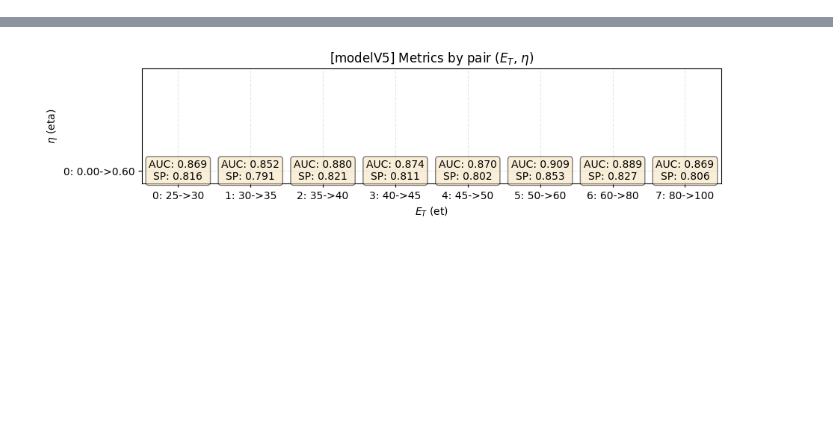
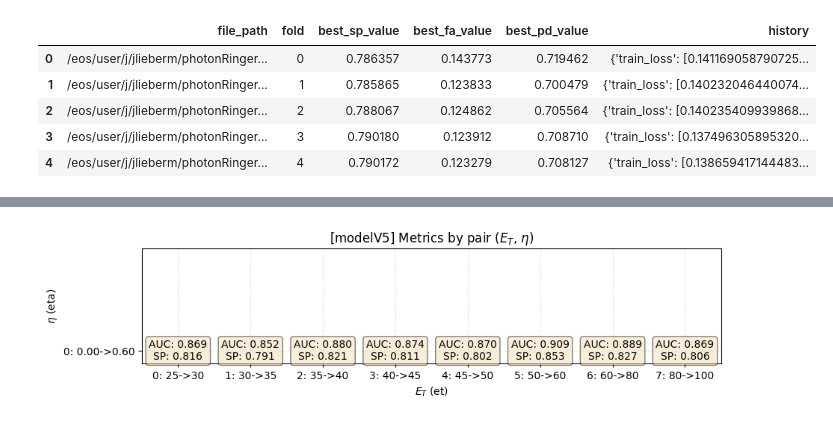
Before and after one commit to Pedrofran682/egamma_master, a Jupyter notebook: notebooks/metrics.ipynb, the cells around one changed output, grey strips where cells are left out. Saved outputs shown, nothing was run; the diff lists cells and outputs as text; code cells hidden in the pictures; blank space fills up the shorter version.

```diff
--- a/notebooks/metrics.ipynb
+++ b/notebooks/metrics.ipynb
@@ -60,3 +78,14 @@ for folder_path in folders_to_use:
+# %%
+data = pd.DataFrame(pd.read_pickle("../results/modelV1_tanh.dim0.5.folds10_id20260219020322/iet1.ieta0.pkl"))
+data = data[["file_path", "fold", "best_sp_value", "best_fa_value", "best_pd_value", "history"]]
+data.head()
+# %% [output]
+|  | file_path | fold | best_sp_value | best_fa_value | best_pd_value | history |
+| 0 | /eos/user/j/jlieberm/photonRinger... | 0 | 0.786357 | 0.143773 | 0.719462 | {'train_loss': [0.141169058790725... |
+| 1 | /eos/user/j/jlieberm/photonRinger... | 1 | 0.785865 | 0.123833 | 0.700479 | {'train_loss': [0.140232046440074... |
+| 2 | /eos/user/j/jlieberm/photonRinger... | 2 | 0.788067 | 0.124862 | 0.705564 | {'train_loss': [0.140235409939868... |
+| 3 | /eos/user/j/jlieberm/photonRinger... | 3 | 0.790180 | 0.123912 | 0.708710 | {'train_loss': [0.137496305895320... |
+| 4 | /eos/user/j/jlieberm/photonRinger... | 4 | 0.790172 | 0.123279 | 0.708127 | {'train_loss': [0.138659417144483... |
 # %%
 def extract_percentage(row) -> str:
     match = re.search(r"dim(\d+\.\d+)", row['folder_path'])
```
Also changed, not shown: parts of 4 cells of this notebook, 11 other files.
